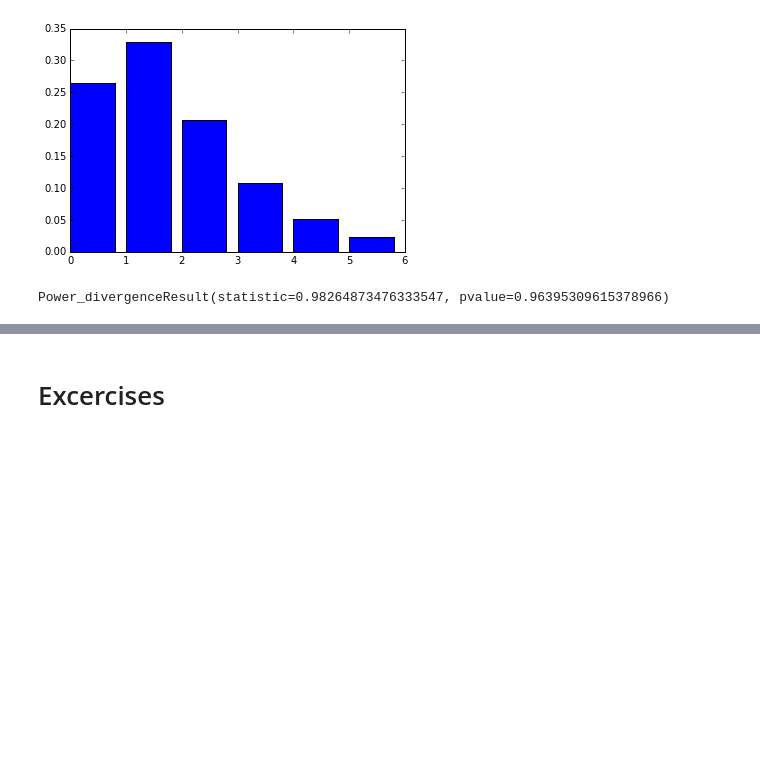
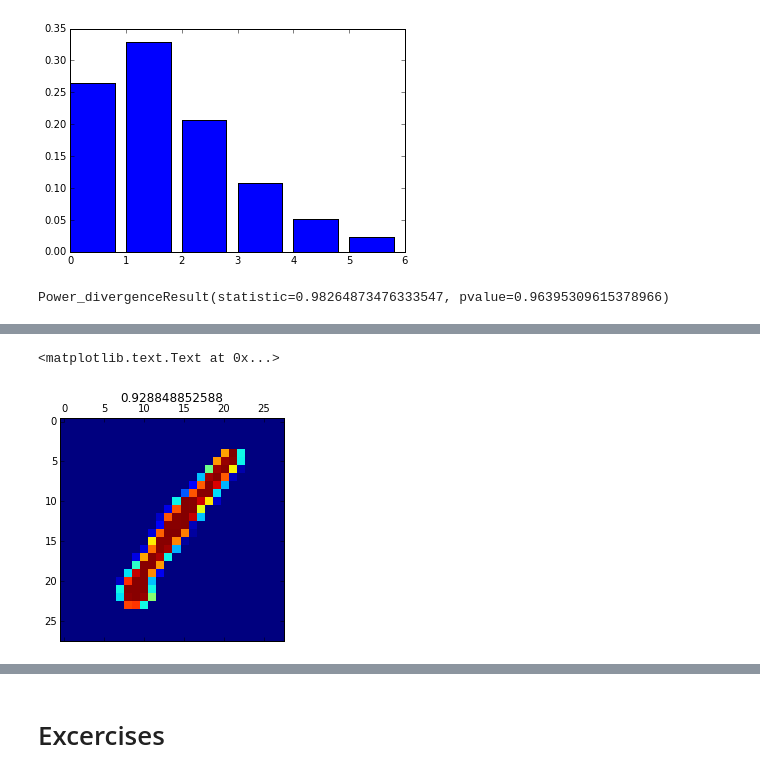
Before and after one commit to HSE-LAMBDA/modern-technologies-for-ml-and-big-data, a Jupyter notebook: lecture1/SciPy.ipynb, the cells around one changed output, grey strips where cells are left out. Drawn from its saved outputs; the diff is of its cells as text; code cells hidden in the pictures; blank space fills up the shorter version.

```diff
--- a/lecture1/SciPy.ipynb
+++ b/lecture1/SciPy.ipynb
@@ -264,0 +296,21 @@ Power_divergenceResult(statistic=0.98264873476333547, pvalue=0.96395309615378966
+# %%
+def is_one(x, line_width=3):
+    def error(params):
+        angle, offset = params
+        example = image_line(gaussian_profile(line_width))(angle, offset)
+        return np.mean(np.square(example - x))
+
+    opt = scipy.optimize.minimize(error, x0=[np.pi / 2, 0])
+    return 1.0 - opt.fun
+# %%
+mnist = np.genfromtxt("../data/mnist_train.csv", delimiter=",", skip_header=1)
+# %%
+X = mnist[:, 1:] / 255.0
+y = mnist[:, 0]
+# %%
+e0 = is_one(X[0, :])
+plt.matshow(X[0, :].reshape(28, 28))
+plt.title(e0)
+# %% [output]
+<matplotlib.text.Text at 0x...>
+[figure, added]
```
Also changed, not shown: parts of 22 cells of this notebook.
